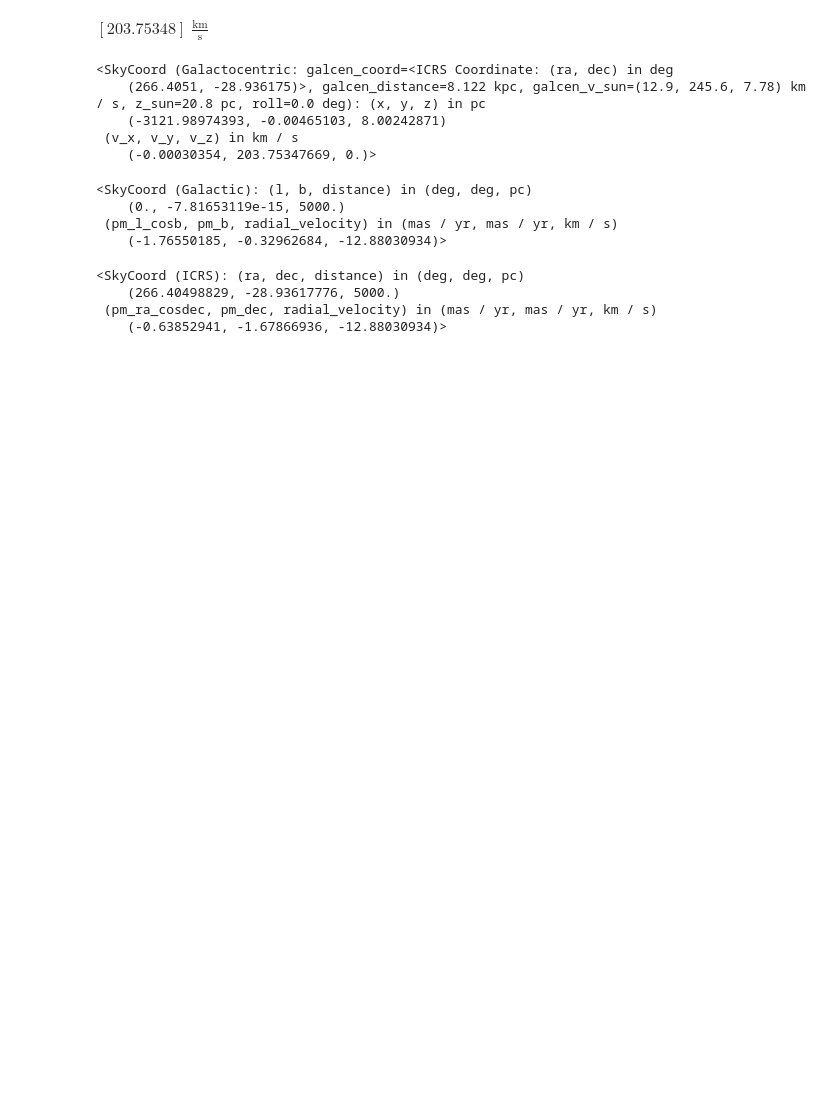
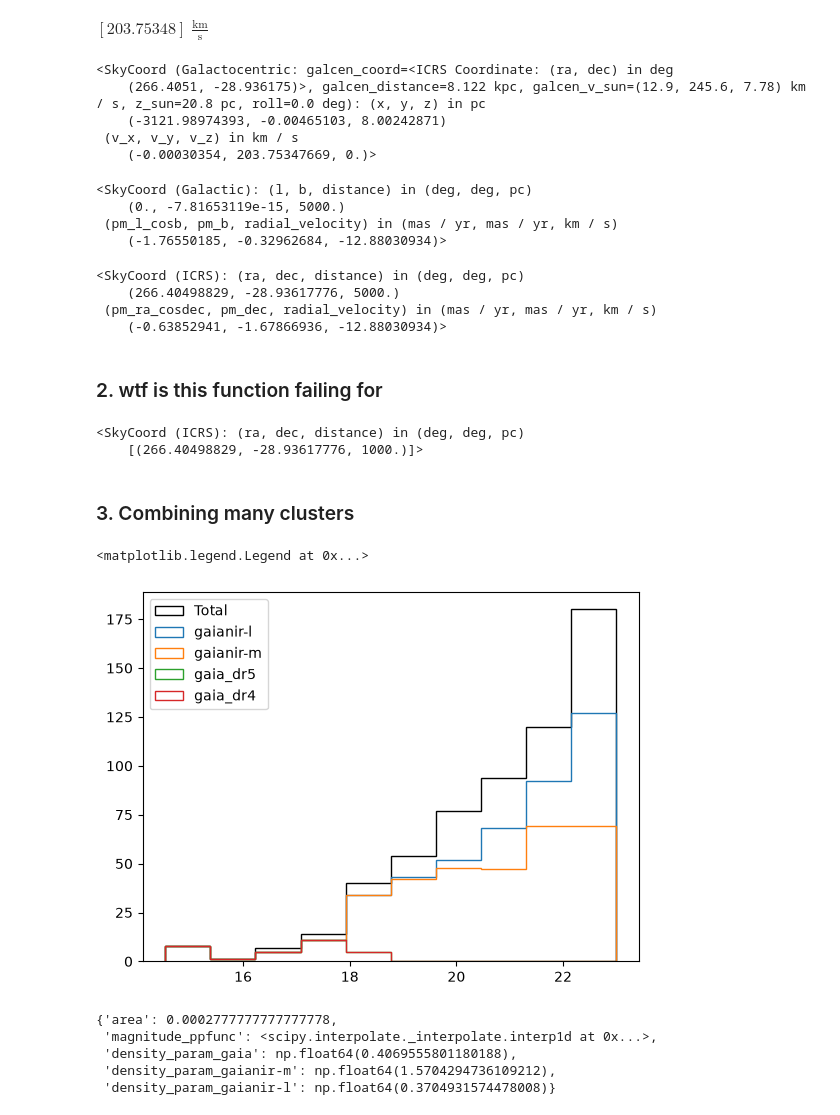
Before and after one commit to emilyhunt/gaianir-open-clusters, a Jupyter notebook: prototypes/synthpop/synthpop+cluster.ipynb, the cells around one changed output. Cells and saved outputs as stored; diff of their text form; code cells hidden in the pictures; blank space fills up the shorter version.

```diff
--- a/prototypes/synthpop/synthpop+cluster.ipynb
+++ b/prototypes/synthpop/synthpop+cluster.ipynb
@@ -435,3 +483,5 @@ coords_full.transform_to("icrs")
     (266.40498829, -28.93617776, 5000.)
  (pm_ra_cosdec, pm_dec, radial_velocity) in (mas / yr, mas / yr, km / s)
     (-0.63852941, -1.67866936, -12.88030934)>
+# %% [markdown]
+### 2. wtf is this function failing for
@@ -437,0 +491,7 @@ coords_full.transform_to("icrs")
+# %%
+get_circular_orbit_skycoord(np.zeros(1), np.zeros(1), np.full(1, 1000))
+# %% [output]
+<SkyCoord (ICRS): (ra, dec, distance) in (deg, deg, pc)
+    [(266.40498829, -28.93617776, 1000.)]>
+# %% [markdown]
+### 3. Combining many clusters
@@ -437,0 +592,33 @@ coords_full.transform_to("icrs")
+# %%
+bins = np.linspace(
+    merged_observation["gaianir_n"].min(),
+    merged_observation["gaianir_n"].max(),
+    num=11,
+)
+
+plt.hist(
+    merged_observation["gaianir_n"],
+    histtype="step",
+    color="k",
+    label="Total",
+    bins=bins,
+)
+for key in keys:
+    plt.hist(
+        merged_observation.loc[merged_observation[key], "gaianir_n"],
+        histtype="step",
+        label=key,
+        bins=bins,
+    )
+plt.legend()
+# %% [output]
+<matplotlib.legend.Legend at 0x...>
+[figure, added]
+# %%
+crowding_metadata
+# %% [output]
+{'area': 0.0002777777777777778,
+ 'magnitude_ppfunc': <scipy.interpolate._interpolate.interp1d at 0x...>,
+ 'density_param_gaia': np.float64(0.4069555801180188),
+ 'density_param_gaianir-m': np.float64(1.5704294736109212),
+ 'density_param_gaianir-l': np.float64(0.3704931574478008)}
```
Also changed, not shown: parts of 13 cells of this notebook, 2 other files.
